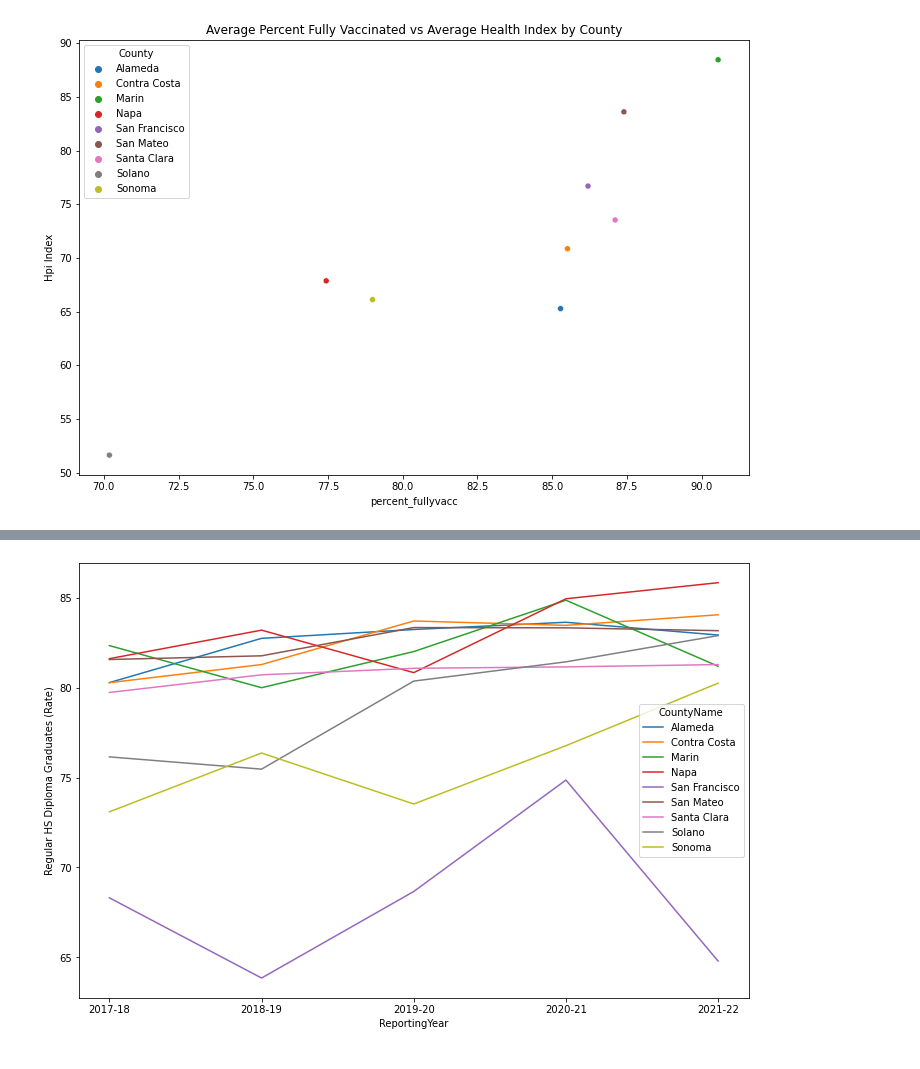
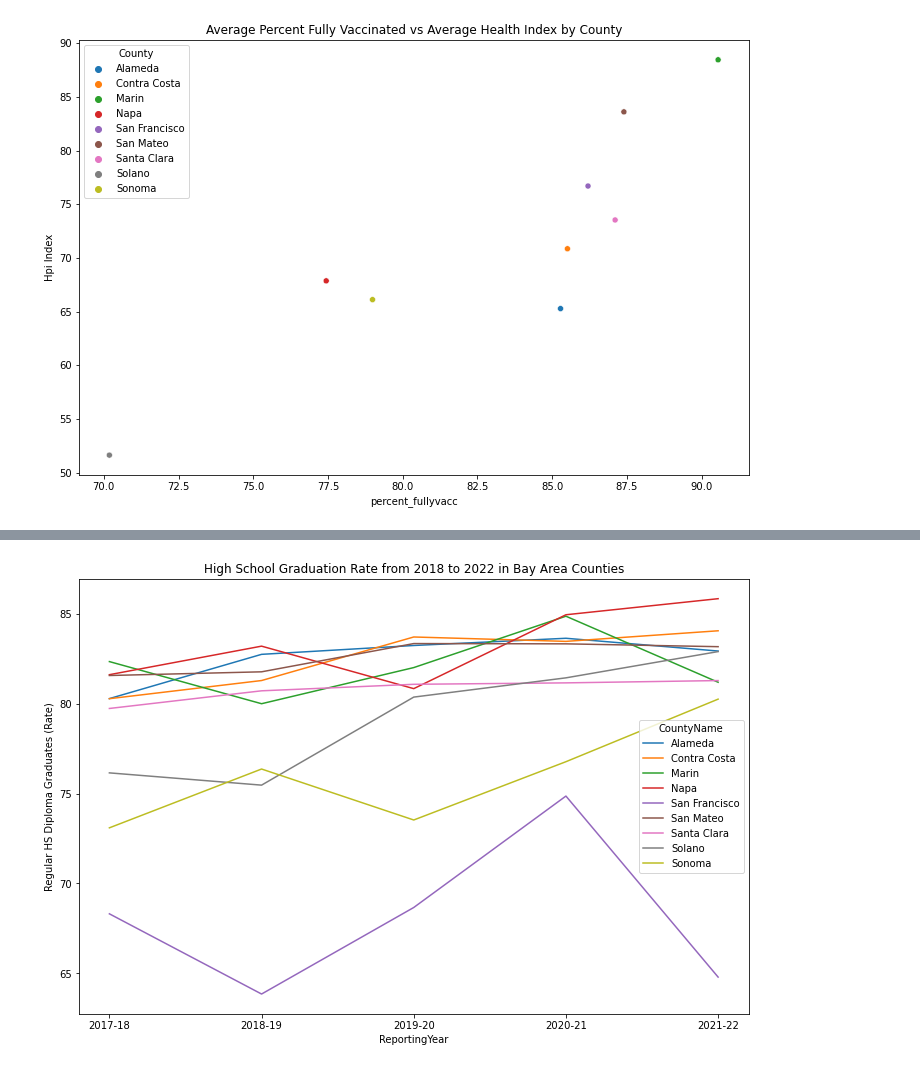
Before and after one commit to meganajoseph/HealthAndSuccess, a Jupyter notebook: Health_and_Academic_Success.ipynb, the cells around one changed output, grey strips where cells are left out. Drawn from its saved outputs; the diff is of its cells as text; code cells hidden in the pictures.

```diff
--- a/Health_and_Academic_Success.ipynb
+++ b/Health_and_Academic_Success.ipynb
@@ -516,6 +604,7 @@ avg_bay_grad_rate = bay_grad_rate.groupby(['ReportingYear', 'CountyName'], as_in
 # %%
 plt.figure(figsize=(12, 8))
 sns.lineplot(data=avg_bay_grad_rate, x='ReportingYear', y='Regular HS Diploma Graduates (Rate)', hue='CountyName')
+plt.title('High School Graduation Rate from 2018 to 2022 in Bay Area Counties')
 plt.show()
 # %% [output]
-[figure, old version]
+[figure, new version]
```
Also changed, not shown: parts of 12 cells of this notebook.
